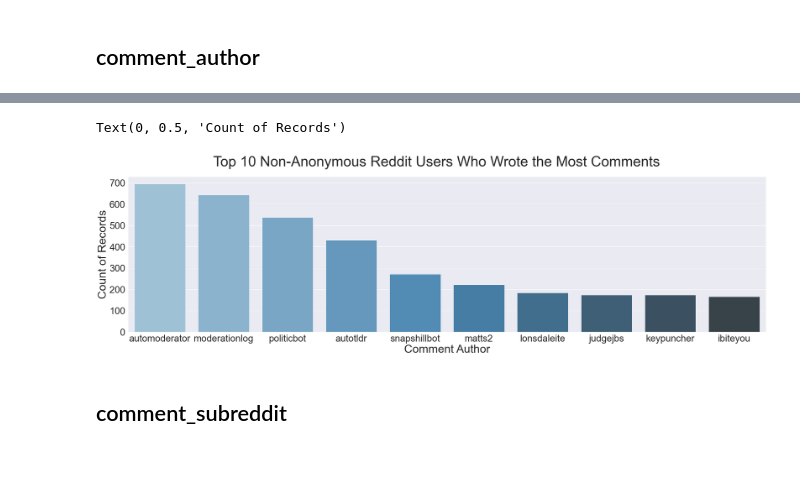
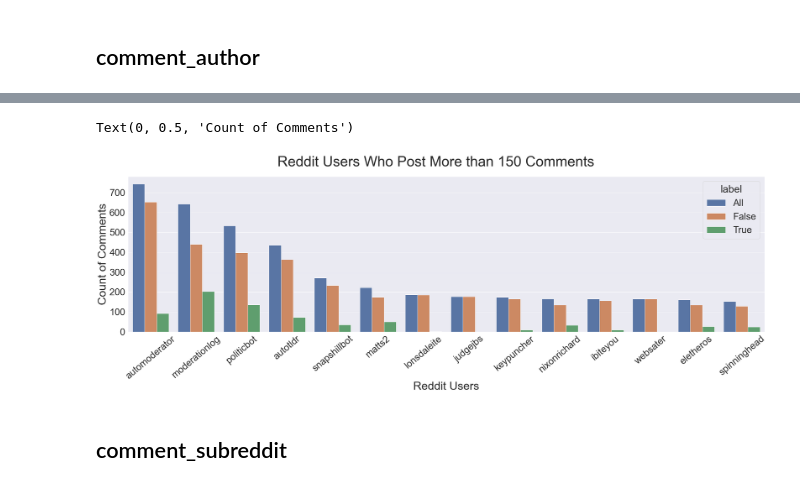
Before and after one commit to DavidKai1999/Stats-170-project, a Jupyter notebook: dataset_preprocessing/redditcomment_preprocessing.ipynb, the cells around one changed output, grey strips where cells are left out. Cells and saved outputs as stored; diff of their text form; code cells hidden in the pictures; blank space fills up the shorter version.

```diff
--- a/dataset_preprocessing/redditcomment_preprocessing.ipynb
+++ b/dataset_preprocessing/redditcomment_preprocessing.ipynb
@@ -11,9 +11,9 @@ redditcomment_path = ("C:\\Users\\gyiko\\OneDrive - personalmicrosoftsoftware.uc
 # %% [markdown]
 Do topic modeling for this dataset before running the following codes.
 # %%
-reddit_data = pd.read_json(redditcomment_path).dropna(subset=['text']).drop_duplicates(subset=['text'])
+reddit_data = pd.read_json(redditcomment_path).dropna(subset=['text']).drop_duplicates(subset=['text']).reset_index(drop=True)
 # %%
-reddit_data = reddit_data.sample(n=10000,random_state=1).reset_index(drop=True)
+#reddit_data = reddit_data.sample(n=10000,random_state=1).reset_index(drop=True)
 # %% [markdown]
 ## Convert to 1NF
 # %%
@@ -179,0 +159,8 @@ r_c_author_10
+# %%
+merge_table = pd.merge(news_table,comment_table,
+                    how='right',
+                    left_on=['title','text'],
+                    right_on=['title','text']).reset_index(drop=True)
+
+true_table = merge_table[merge_table['label']==1]
+false_table = merge_table[merge_table['label']==0]
@@ -179,0 +204,24 @@ r_c_author_10
+# %%
+num_of_comments = ['1','2','3','4','5','6','7','8','9','>=10']
+count = [len(count_commentauthor[count_commentauthor['count']==1][1:]),
+        len(count_commentauthor[count_commentauthor['count']==2][1:]),
+        len(count_commentauthor[count_commentauthor['count']==3][1:]),
+        len(count_commentauthor[count_commentauthor['count']==4][1:]),
+        len(count_commentauthor[count_commentauthor['count']==5][1:]),
+        len(count_commentauthor[count_commentauthor['count']==6][1:]),
+        len(count_commentauthor[count_commentauthor['count']==7][1:]),
+         len(count_commentauthor[count_commentauthor['count']==8][1:]),
+         len(count_commentauthor[count_commentauthor['count']==9][1:]),
+        len(count_commentauthor[count_commentauthor['count']>=10][1:])]
+
+temp = pd.DataFrame({'num_of_comments':num_of_comments,'count':count})
+
+import seaborn as sns
+#sns.set_theme(style="whitegrid")
+sns.set(font_scale=3)
+
+f, ax = plt.subplots(1, 1, figsize=(40,15))
+ax = sns.barplot(y="num_of_comments", x="count", data=temp,color="blue")
+f.suptitle('Count of Reddit Users Based on the Number of Comments They Post', fontsize=50)
+plt.ylabel('Number of Comments', fontsize=40)
+plt.xlabel('Count of Users', fontsize=40)
@@ -180,16 +231,17 @@ r_c_author_10
 # %%
 import seaborn as sns
 #sns.set_theme(style="whitegrid")
 sns.set(font_scale=3)
 
 f, ax = plt.subplots(1, 1, figsize=(40,10))
-ax = sns.barplot(x="comment_author", y="count", data=r_c_author_10,palette="Blues_d")
-f.suptitle('Top 10 Non-Anonymous Reddit Users Who Wrote the Most Comments', fontsize=50)
-plt.xlabel('Comment Author', fontsize=40)
-plt.ylabel('Count of Records', fontsize=40)
+ax = sns.barplot(x="comment_author", y="count", data=allcount,hue='label')
+ax.set_xticklabels(ax.get_xticklabels(), rotation=40, ha="center")
+f.suptitle('Reddit Users Who Post More than 150 Comments', fontsize=50)
+plt.xlabel('Reddit Users', fontsize=40)
+plt.ylabel('Count of Comments', fontsize=40)
 # %% [output]
-Text(0, 0.5, 'Count of Records')
+Text(0, 0.5, 'Count of Comments')
-[figure, old version]
+[figure, new version]
 # %% [markdown]
 ## comment_subreddit
 # %%
```
Also changed, not shown: parts of 13 cells of this notebook.
